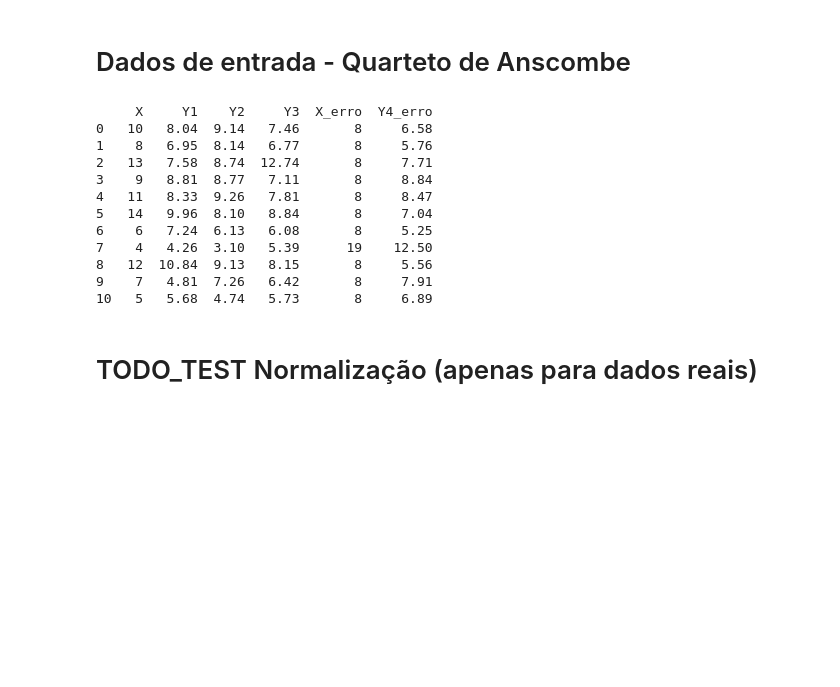
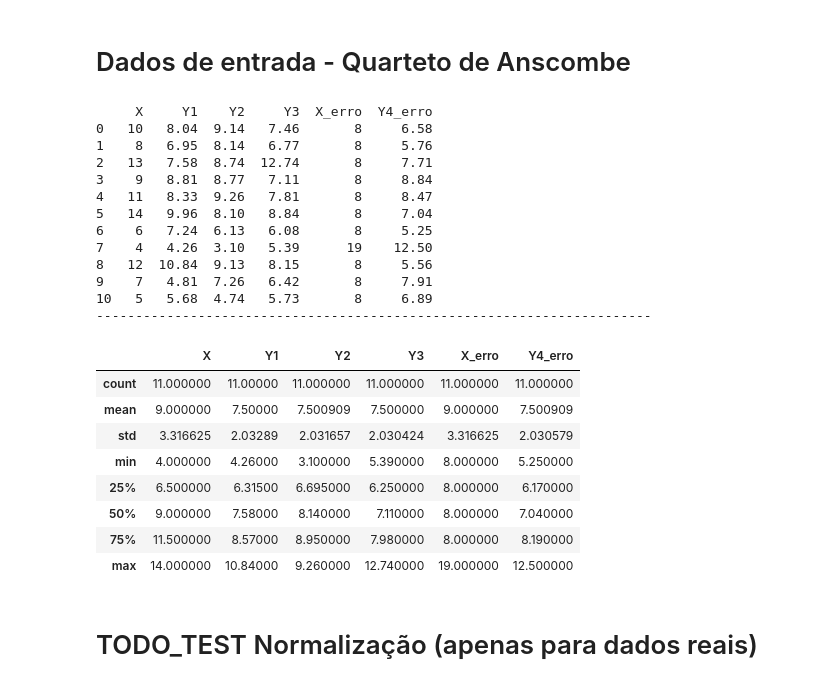
Before and after one commit to luizleroy/predictive_analytics, a Jupyter notebook: new.ipynb, the cells around one changed output. Saved outputs shown, nothing was run; the diff lists cells and outputs as text; code cells hidden in the pictures; blank space fills up the shorter version.

```diff
--- a/new.ipynb
+++ b/new.ipynb
@@ -41,44 +43,47 @@ import matplotlib.pyplot as plt
 # %%
-data = pd.read_json('sample_data/anscombe.json')
 input_data = data['X']
 output_data = data['Y']
 X1 = input_data[0:11]
 Y1 = output_data[0:11].values
 Y2 = output_data[11:22].values
 Y3 = output_data[22:33].values
 X_erro = input_data[33:44].values
 Y4_erro = output_data[33:44].values
-didi =     {
-            "A": 1.0,
-            "B": pd.Timestamp("20130102"),
-            "C": range(4),
-            "D": np.array([3] * 4, dtype="int32"),
-            "E": pd.Categorical(["test", "train", "test", "train"]),
-            "F": "foo",
-        }
-ascombe = {
-            "X": X1,
-            "Y1":Y1,
-            "Y2":Y2,
-            "Y3":Y3,
-            "X_erro":X_erro,
-            "Y4_erro":Y4_erro,
+ascombeXY = {
+            "Y": X1,
+            "X1":Y1,
+            "X2":Y2,
+            "X3":Y3,
+            "X4":X_erro,
+            "X5":Y4_erro,
 }
 data_para_treinamento_ascombe = pd.DataFrame(ascombe)
 print(data_para_treinamento_ascombe)
+print('-----------------------------------------------------------------------')
+data_para_treinamento_ascombe.describe()
 # %% [output]
      X     Y1    Y2     Y3  X_erro  Y4_erro
 0   10   8.04  9.14   7.46       8     6.58
 1    8   6.95  8.14   6.77       8     5.76
 2   13   7.58  8.74  12.74       8     7.71
 3    9   8.81  8.77   7.11       8     8.84
 4   11   8.33  9.26   7.81       8     8.47
 5   14   9.96  8.10   8.84       8     7.04
 6    6   7.24  6.13   6.08       8     5.25
 7    4   4.26  3.10   5.39      19    12.50
 8   12  10.84  9.13   8.15       8     5.56
 9    7   4.81  7.26   6.42       8     7.91
 10   5   5.68  4.74   5.73       8     6.89
+-----------------------------------------------------------------------
+|  | X | Y1 | Y2 | Y3 | X_erro | Y4_erro |
+| count | 11.000000 | 11.00000 | 11.000000 | 11.000000 | 11.000000 | 11.000000 |
+| mean | 9.000000 | 7.50000 | 7.500909 | 7.500000 | 9.000000 | 7.500909 |
+| std | 3.316625 | 2.03289 | 2.031657 | 2.030424 | 3.316625 | 2.030579 |
+| min | 4.000000 | 4.26000 | 3.100000 | 5.390000 | 8.000000 | 5.250000 |
+| 25% | 6.500000 | 6.31500 | 6.695000 | 6.250000 | 8.000000 | 6.170000 |
+| 50% | 9.000000 | 7.58000 | 8.140000 | 7.110000 | 8.000000 | 7.040000 |
+| 75% | 11.500000 | 8.57000 | 8.950000 | 7.980000 | 8.000000 | 8.190000 |
+| max | 14.000000 | 10.84000 | 9.260000 | 12.740000 | 19.000000 | 12.500000 |
 # %% [markdown]
 # TODO_TEST Normalização (apenas para dados reais)
 # %%
```
Also changed, not shown: parts of 2 cells of this notebook.
